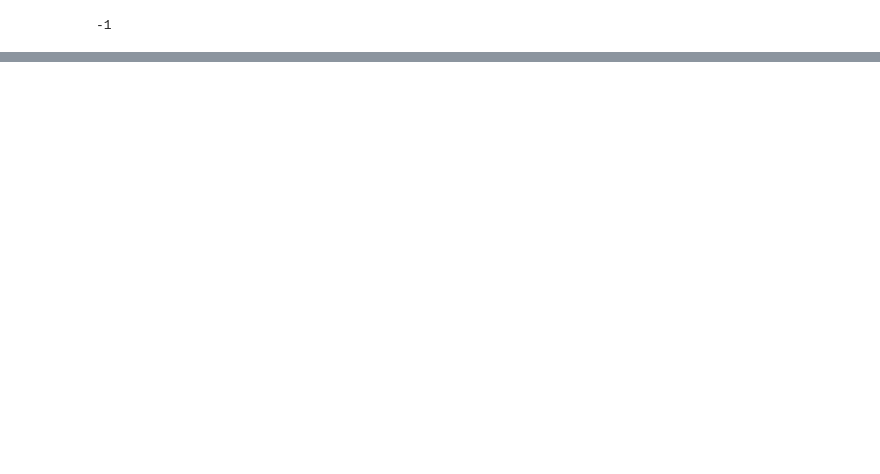
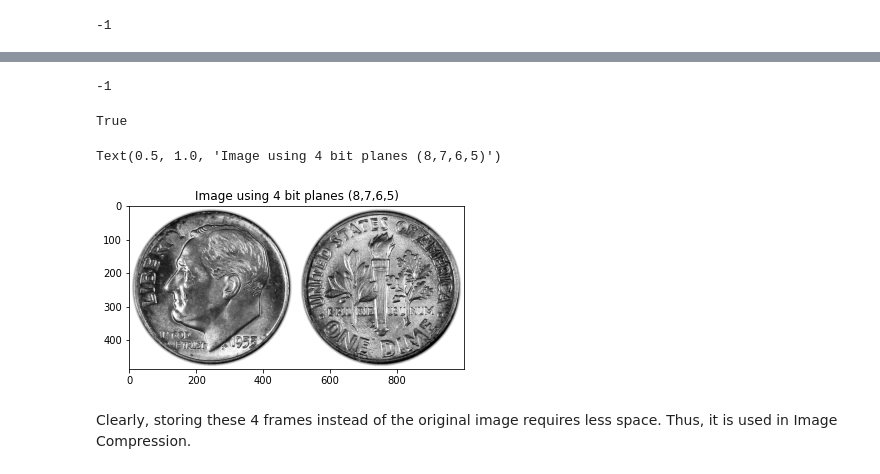
Before and after one commit to KhomZ/image-processing-and-pattern-recognition, a Jupyter notebook: IPPR/DIP/Bit-plane Slicing/bitplane-slicing.ipynb, the cells around one changed output, grey strips where cells are left out. Cells and saved outputs as stored; diff of their text form; code cells hidden in the pictures; blank space fills up the shorter version.

```diff
--- a/IPPR/DIP/Bit-plane Slicing/bitplane-slicing.ipynb
+++ b/IPPR/DIP/Bit-plane Slicing/bitplane-slicing.ipynb
@@ -69,0 +96,25 @@ cv2.imwrite(file_name_path, final)
+# %%
+# code for combining the 8,7,6,5 bit planes.
+# combining 4 bit planes
+new_img = eight_bit_img + seven_bit_img + six_bit_img + five_bit_img
+
+# Display the image
+cv2.imshow('a', new_img)
+cv2.waitKey(0)
+# %% [output]
+-1
+# %%
+file_name_path = r"img\new_img_4bitplanes.jpg"
+cv2.imwrite(file_name_path, new_img)
+# %% [output]
+True
+# %%
+# show output
+plt.imshow(new_img)
+plt.title('Image using 4 bit planes (8,7,6,5)')
+# plt.set_cmap('gray')
+# %% [output]
+Text(0.5, 1.0, 'Image using 4 bit planes (8,7,6,5)')
+[figure, added]
+# %% [markdown]
+Clearly, storing these 4 frames instead of the original image requires less space. Thus, it is used in Image Compression.
```
Also changed, not shown: parts of 8 cells of this notebook, 1 other file.
